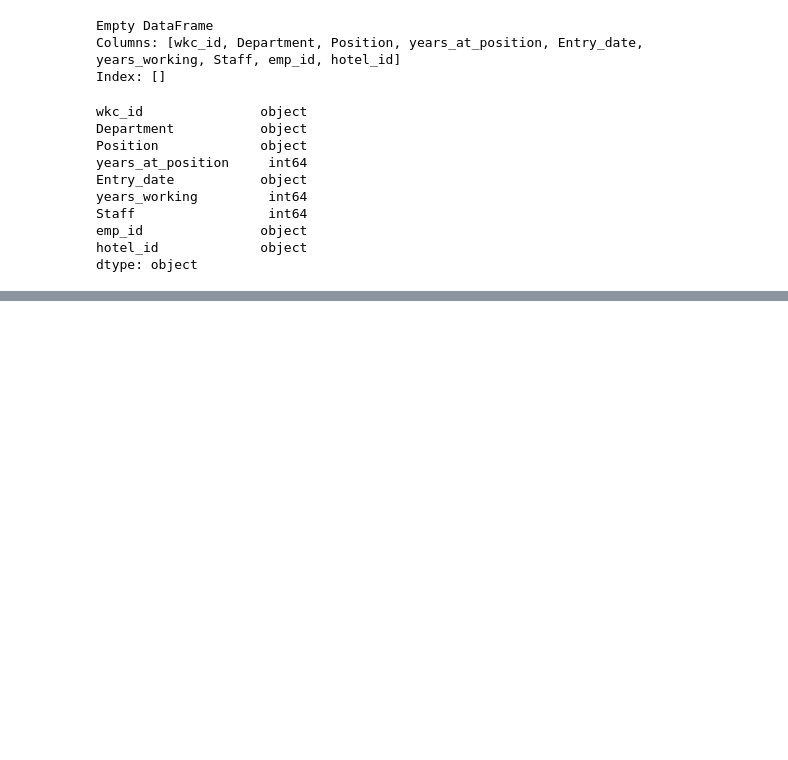
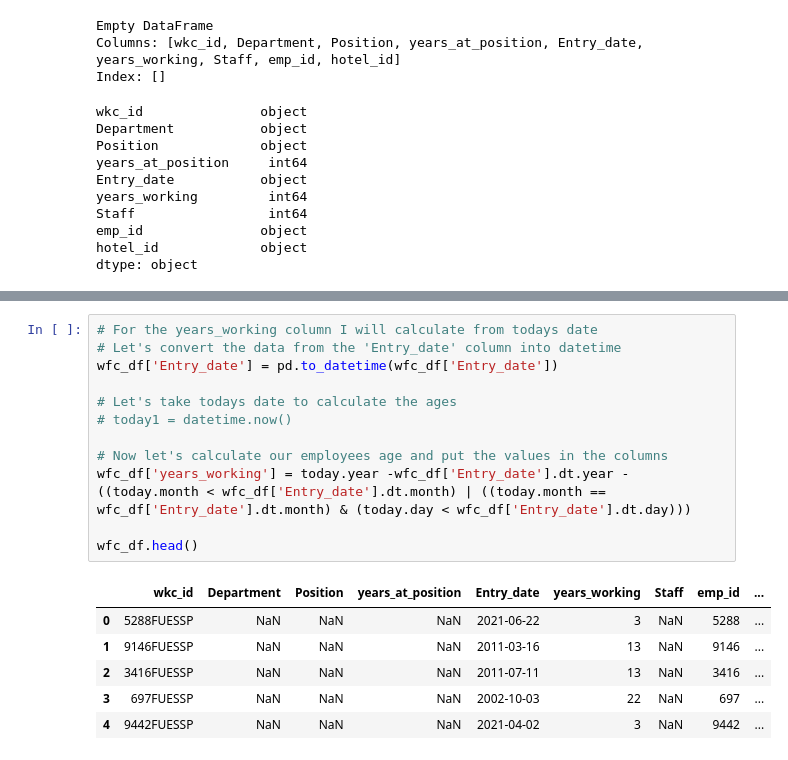
Before and after one commit to nachogalasso/da_python, a Jupyter notebook: hotel_hranalytics/databases.ipynb, the cells around one changed output, grey strips where cells are left out. Drawn from its saved outputs; the diff is of its cells as text; blank space fills up the shorter version.

```diff
--- a/hotel_hranalytics/databases.ipynb
+++ b/hotel_hranalytics/databases.ipynb
@@ -425,0 +426,19 @@ wfc_df.head()
+# %%
+# For the years_working column I will calculate from todays date
+# Let's convert the data from the 'Entry_date' column into datetime
+wfc_df['Entry_date'] = pd.to_datetime(wfc_df['Entry_date'])
+
+# Let's take todays date to calculate the ages
+# today1 = datetime.now()
+
+# Now let's calculate our employees age and put the values in the columns
+wfc_df['years_working'] = today.year -wfc_df['Entry_date'].dt.year - ((today.month < wfc_df['Entry_date'].dt.month) | ((today.month == wfc_df['Entry_date'].dt.month) & (today.day < wfc_df['Entry_date'].dt.day)))
+
+wfc_df.head()
+# %% [output]
+|  | wkc_id | Department | Position | years_at_position | Entry_date | years_working | Staff | emp_id | ... |
+| 0 | 5288FUESSP | NaN | NaN | NaN | 2021-06-22 | 3 | NaN | 5288 | ... |
+| 1 | 9146FUESSP | NaN | NaN | NaN | 2011-03-16 | 13 | NaN | 9146 | ... |
+| 2 | 3416FUESSP | NaN | NaN | NaN | 2011-07-11 | 13 | NaN | 3416 | ... |
+| 3 | 697FUESSP | NaN | NaN | NaN | 2002-10-03 | 22 | NaN | 697 | ... |
+| 4 | 9442FUESSP | NaN | NaN | NaN | 2021-04-02 | 3 | NaN | 9442 | ... |
```
Also changed, not shown: parts of 14 cells of this notebook.
